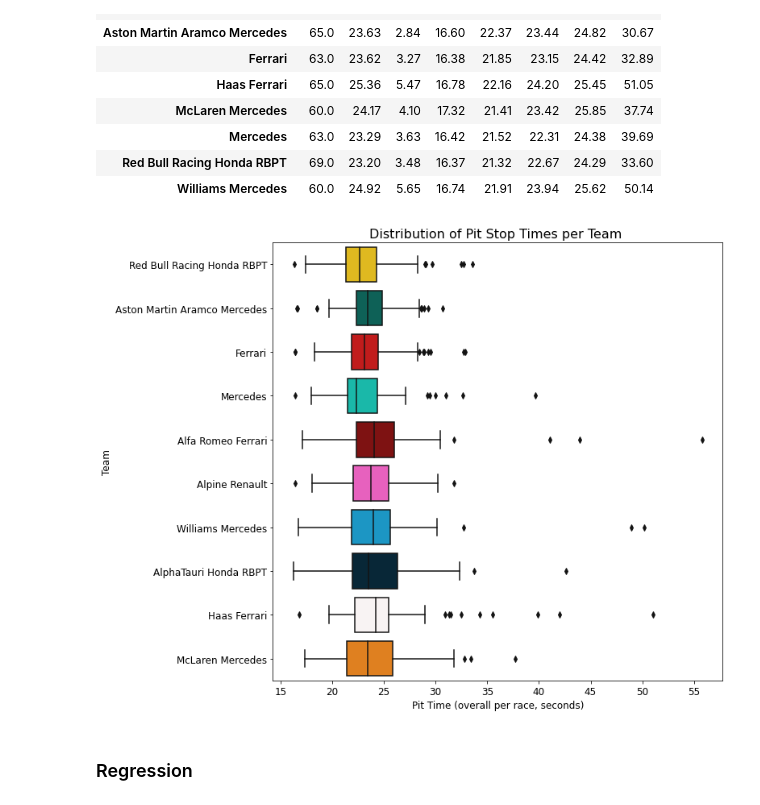
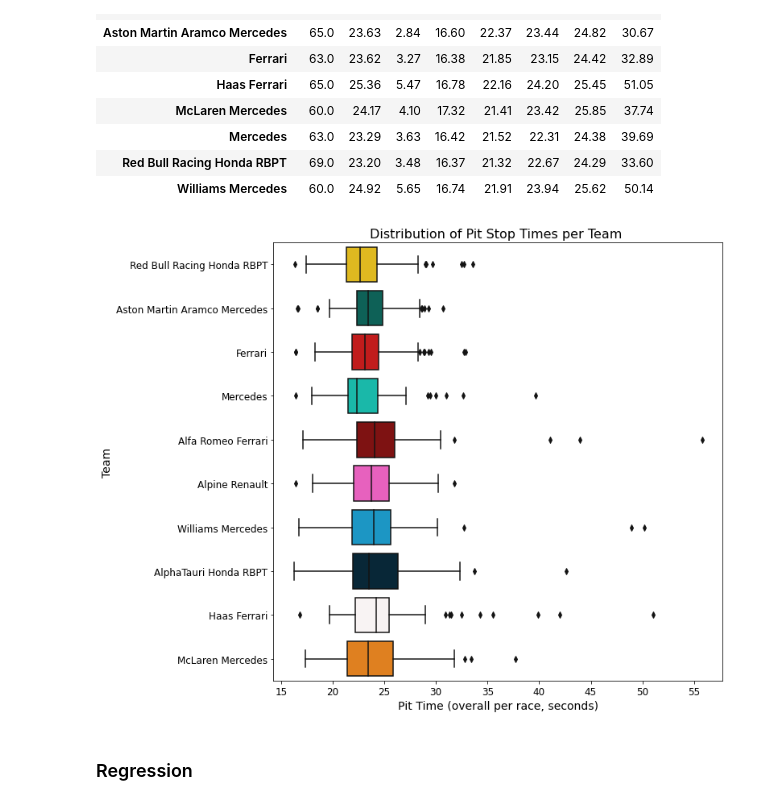
Before and after one commit to Wiktoria-Okla/BEE2041_EmpiricalProject, a Jupyter notebook: source code/project_code.ipynb, the cells around one changed output. Saved outputs shown, nothing was run; the diff lists cells and outputs as text; code cells hidden in the pictures.

```diff
--- a/source code/project_code.ipynb
+++ b/source code/project_code.ipynb
@@ -706,15 +708,15 @@ F1_pit.groupby('Car')['Pit_time'].describe().round(2)#pit stop summary statistic
 # %%
 #creating a box plot to visualise the distribution of pit stop times per team
 plt.figure(figsize = (10,10))
 sns.boxplot(data = F1_pit_full, x = 'Pit_time', y = 'Car', color = 'red', palette = team_colours_func)
-plt.xlabel('Pit Time (overall per race, seconds)', fontsize = 12)
-plt.ylabel('Team',fontsize = 12)
+plt.xlabel('Pit Time (overall per race, seconds)', fontsize = 14)
+plt.ylabel('Team',fontsize = 14)
 plt.xticks(fontsize = 12)
 plt.yticks(fontsize = 12)
 plt.title('Distribution of Pit Stop Times per Team ', fontsize = 16)
 plt.show()
 # %% [output]
-[figure, old version]
+[figure, new version]
 # %% [markdown]
 ### Regression
 # %%
```
Also changed, not shown: parts of 7 cells of this notebook, 4 other files.
